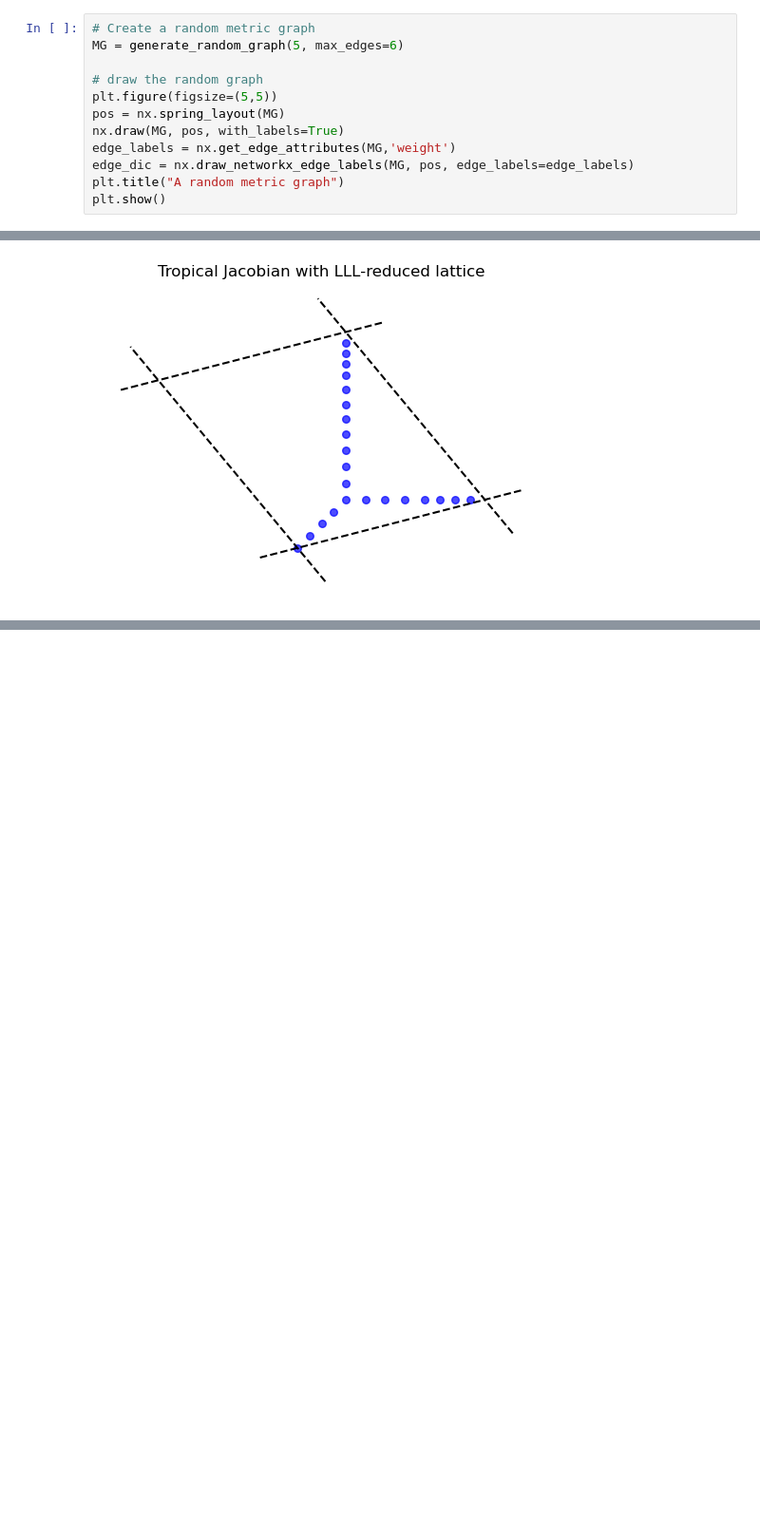
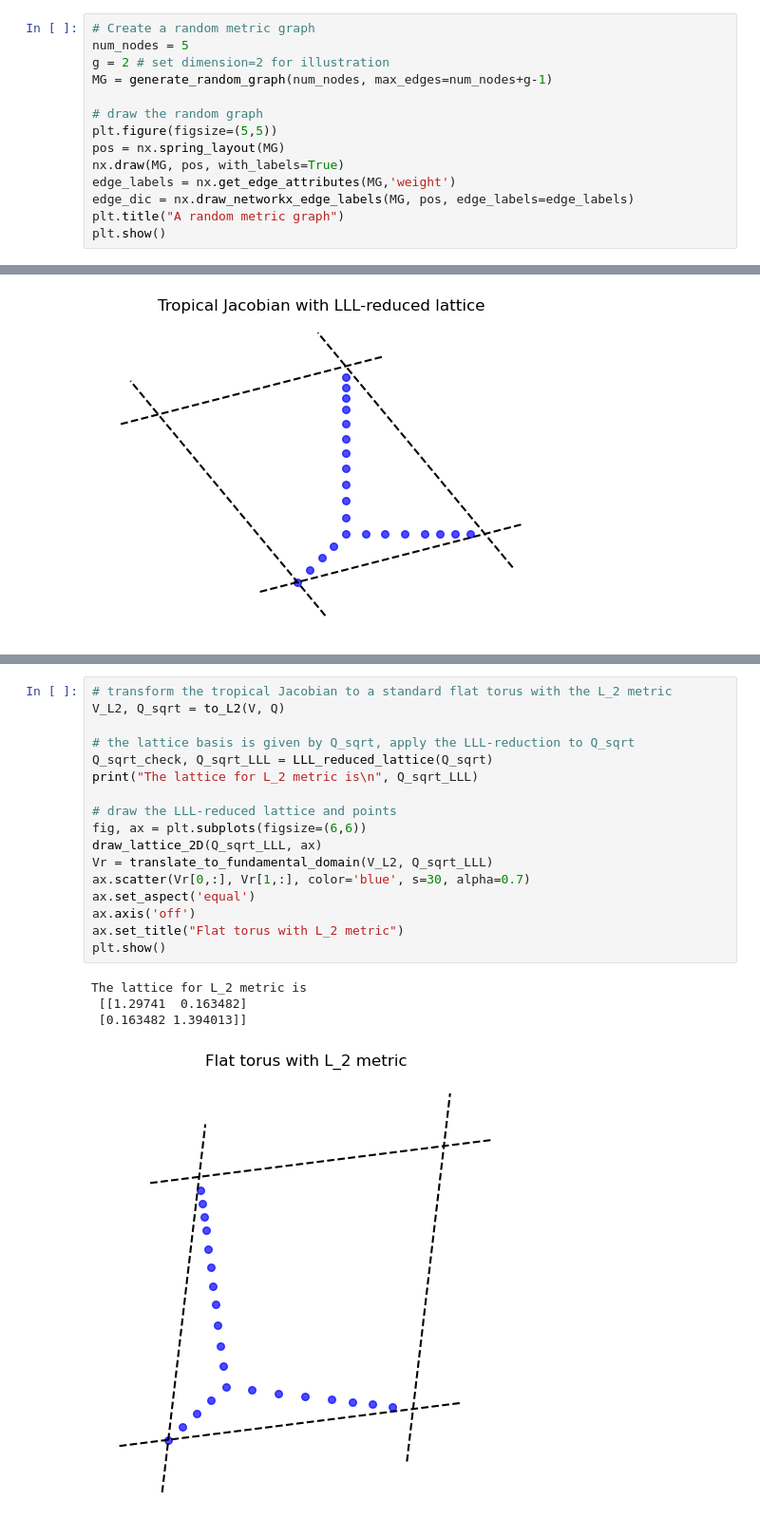
Before and after one commit to YueqiCao/Tropical-Abel-Jacobi, a Jupyter notebook: notebooks/tropical distances.ipynb, the cells around one changed output, grey strips where cells are left out. Shown at 95% size. Drawn from its saved outputs; the diff is of its cells as text; blank space fills up the shorter version.

Commit message:
add exact tropical polarization dist

```diff
--- a/notebooks/tropical distances.ipynb
+++ b/notebooks/tropical distances.ipynb
@@ -20,7 +20,9 @@ import matplotlib.pyplot as plt
 np.random.seed(0)
 # %%
 # Create a random metric graph
-MG = generate_random_graph(5, max_edges=6)
+num_nodes = 5
+g = 2 # set dimension=2 for illustration
+MG = generate_random_graph(num_nodes, max_edges=num_nodes+g-1)
 
 # draw the random graph
 plt.figure(figsize=(5,5))
@@ -87,0 +94,22 @@ The reduced lattice is
+# %%
+# transform the tropical Jacobian to a standard flat torus with the L_2 metric
+V_L2, Q_sqrt = to_L2(V, Q)
+
+# the lattice basis is given by Q_sqrt, apply the LLL-reduction to Q_sqrt
+Q_sqrt_check, Q_sqrt_LLL = LLL_reduced_lattice(Q_sqrt)
+print("The lattice for L_2 metric is\n", Q_sqrt_LLL)
+
+# draw the LLL-reduced lattice and points
+fig, ax = plt.subplots(figsize=(6,6))
+draw_lattice_2D(Q_sqrt_LLL, ax)
+Vr = translate_to_fundamental_domain(V_L2, Q_sqrt_LLL)
+ax.scatter(Vr[0,:], Vr[1,:], color='blue', s=30, alpha=0.7)
+ax.set_aspect('equal')
+ax.axis('off')
+ax.set_title("Flat torus with L_2 metric")
+plt.show()
+# %% [output]
+The lattice for L_2 metric is
+ [[1.29741  0.163482]
+ [0.163482 1.394013]]
+[figure, added]
```
Also changed, not shown: parts of 5 cells of this notebook, 2 other files.
